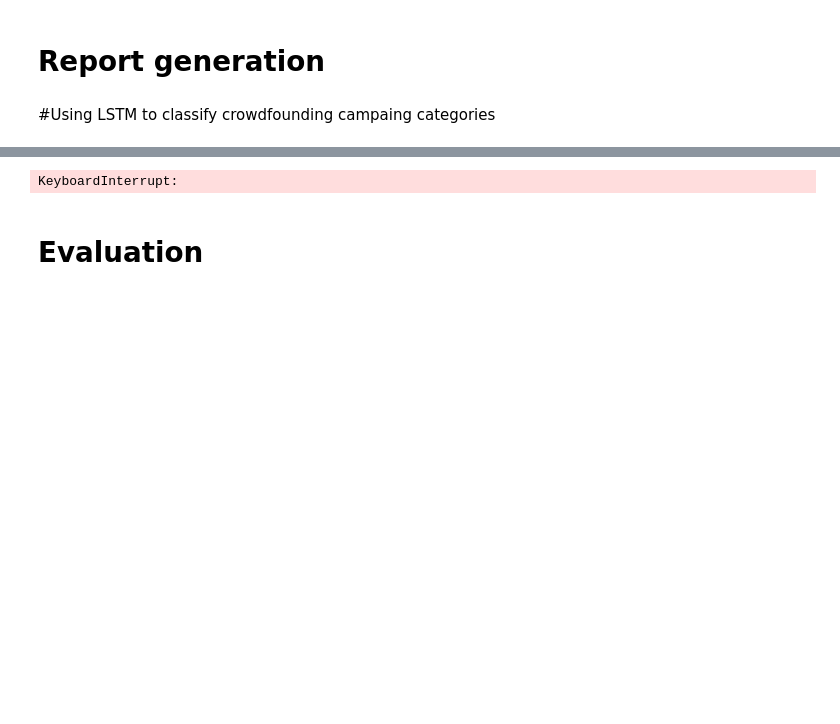
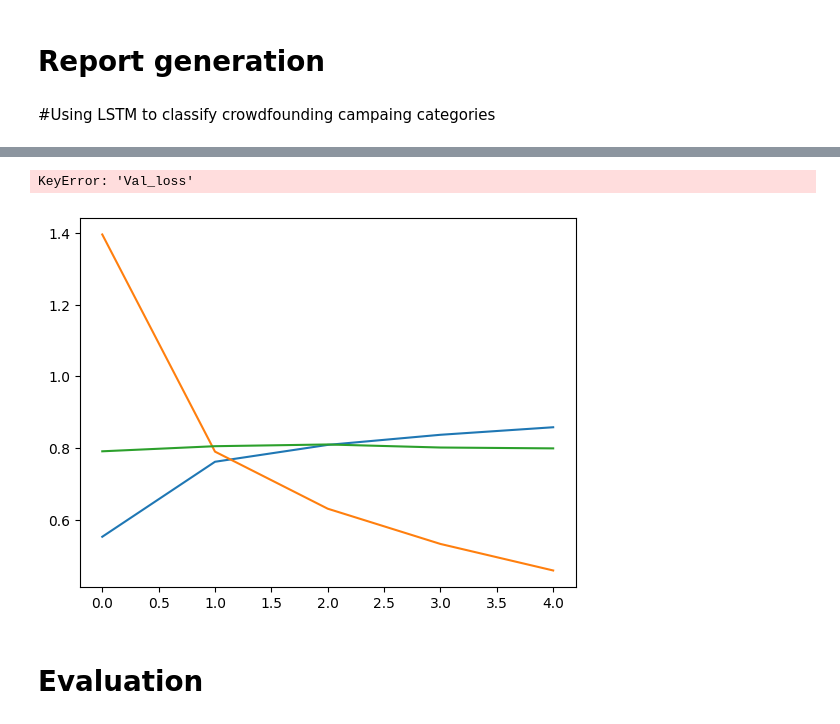
Before and after one commit to RicardoMA19/Kickstarter-Campaing-Launch-Assitant, a Jupyter notebook: Kickstarter-Assistant-Project.ipynb, the cells around one changed output, grey strips where cells are left out. Drawn from its saved outputs; the diff is of its cells as text; code cells hidden in the pictures; blank space fills up the shorter version.

```diff
--- a/Kickstarter-Assistant-Project.ipynb
+++ b/Kickstarter-Assistant-Project.ipynb
@@ -533,12 +536,17 @@ model.compile(
     metrics=['accuracy']
 )
 
-model.fit(
+training = model.fit(
     X_pad,
     y_cat,
-    epochs=5,
+    epochs=12,
     batch_size=128,
     validation_split=0.2,
     callbacks=[early_stop]
 )
+
+plt.plot(training.history['accuracy'])
+plt.plot(training.history['loss'])
+plt.plot(training.history['val_accuracy'])
+plt.plot(training.history['val_loss'])
 # %% [output]
@@ -547,4 +563,5 @@ Epoch 1/5
-KeyboardInterrupt:
+KeyError: 'Val_loss'
+[figure, added]
 # %%
 def predict_category(text):
 
```
Also changed, not shown: parts of 60 cells of this notebook.
